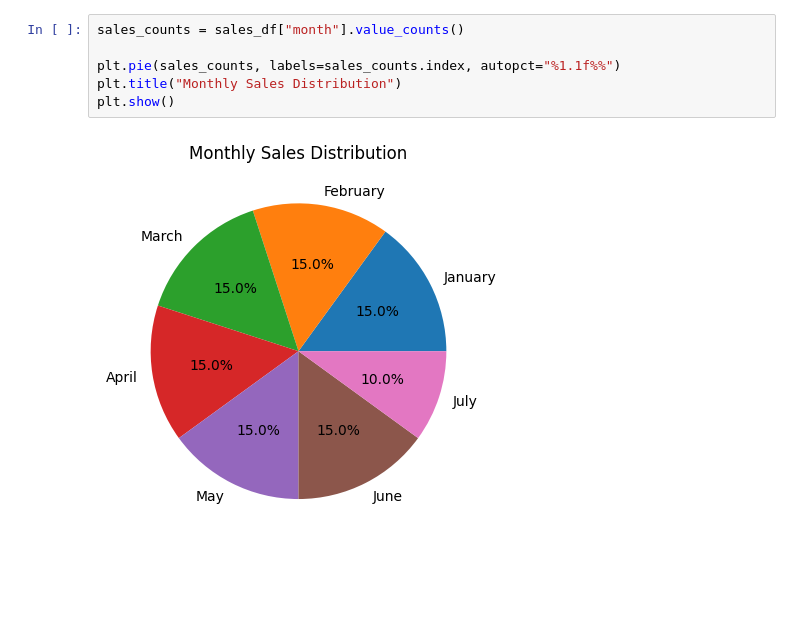
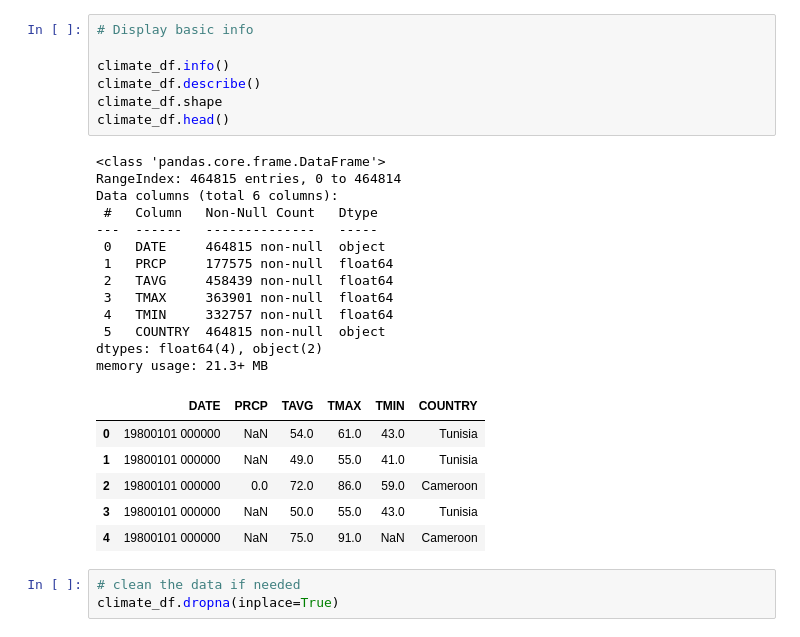
Before and after one commit to Sheilack/Data-Manipulation-language-checkpoint, a Jupyter notebook: Data_Visualization_with_Python.ipynb, the cells around one changed output. Saved outputs shown, nothing was run; the diff lists cells and outputs as text; blank space fills up the shorter version.

```diff
--- a/Data_Visualization_with_Python.ipynb
+++ b/Data_Visualization_with_Python.ipynb
@@ -141,8 +29,30 @@ sales_df.head()
-# %%
-sales_counts = sales_df["month"].value_counts()
-
-plt.pie(sales_counts, labels=sales_counts.index, autopct="%1.1f%%")
-plt.title("Monthly Sales Distribution")
-plt.show()
-# %% [output]
-[figure, removed]
+# %%
+# Display basic info
+
+climate_df.info()
+climate_df.describe()
+climate_df.shape
+climate_df.head()
+# %% [output]
+<class 'pandas.core.frame.DataFrame'>
+RangeIndex: 464815 entries, 0 to 464814
+Data columns (total 6 columns):
+ #   Column   Non-Null Count   Dtype
+---  ------   --------------   -----
+ 0   DATE     464815 non-null  object
+ 1   PRCP     177575 non-null  float64
+ 2   TAVG     458439 non-null  float64
+ 3   TMAX     363901 non-null  float64
+ 4   TMIN     332757 non-null  float64
+ 5   COUNTRY  464815 non-null  object
+dtypes: float64(4), object(2)
+memory usage: 21.3+ MB
+|  | DATE | PRCP | TAVG | TMAX | TMIN | COUNTRY |
+| 0 | 19800101 000000 | NaN | 54.0 | 61.0 | 43.0 | Tunisia |
+| 1 | 19800101 000000 | NaN | 49.0 | 55.0 | 41.0 | Tunisia |
+| 2 | 19800101 000000 | 0.0 | 72.0 | 86.0 | 59.0 | Cameroon |
+| 3 | 19800101 000000 | NaN | 50.0 | 55.0 | 43.0 | Tunisia |
+| 4 | 19800101 000000 | NaN | 75.0 | 91.0 | NaN | Cameroon |
+# %%
+# clean the data if needed
+climate_df.dropna(inplace=True)
```
Also changed, not shown: parts of 23 cells of this notebook.
